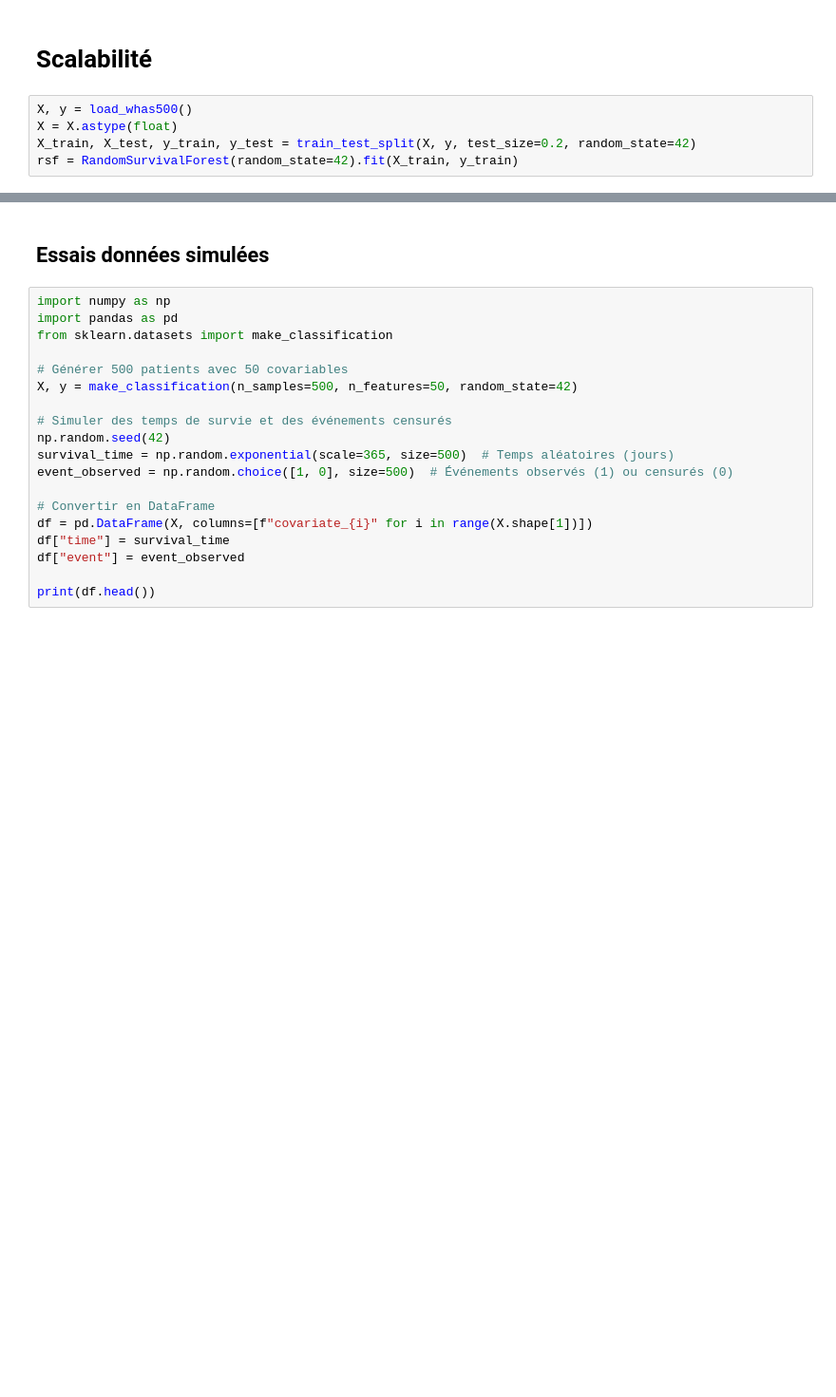
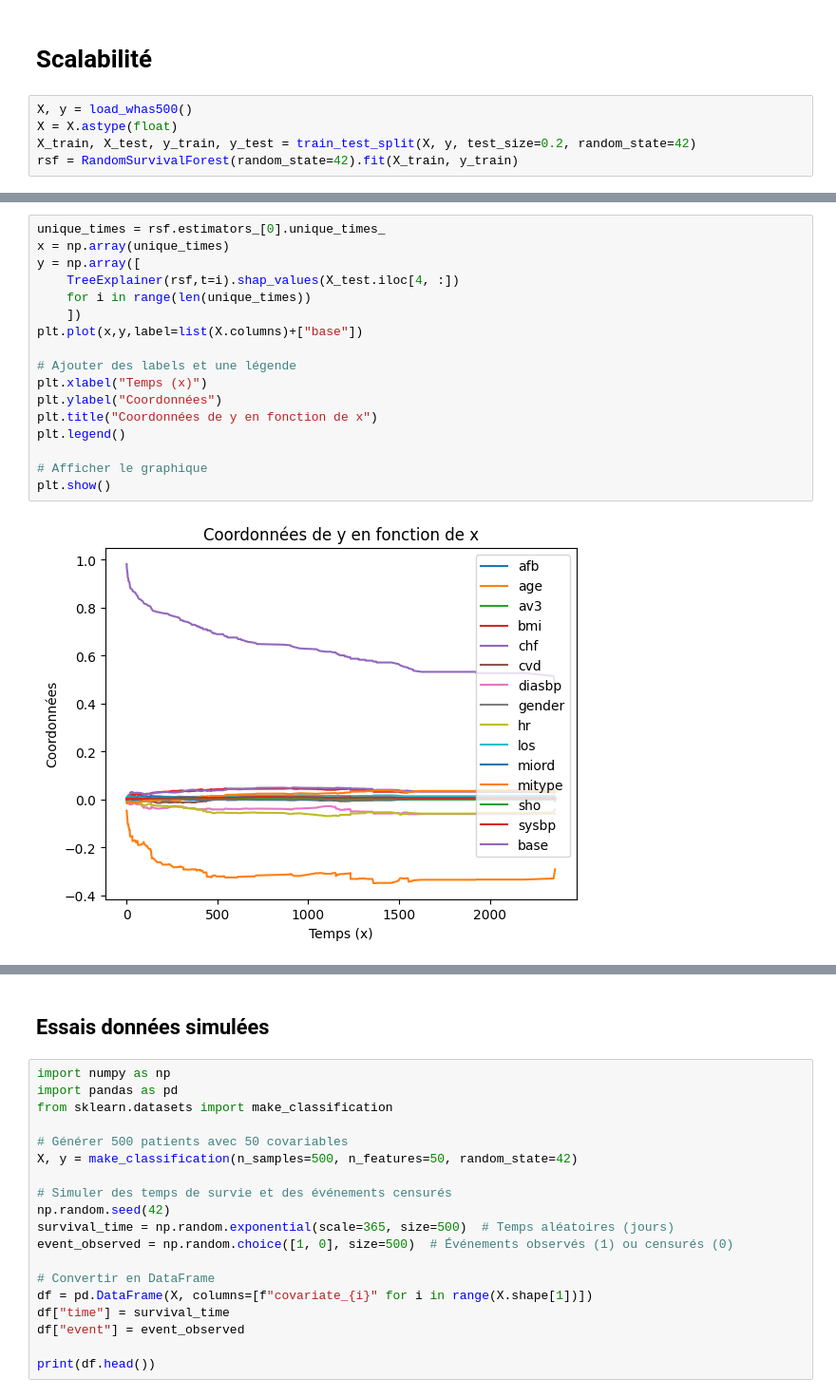
Before and after one commit to Clement-Dn/Surv-ML, a Jupyter notebook: Survtreeshap.ipynb, the cells around one changed output, grey strips where cells are left out. Shown at 95% size. Cells and saved outputs as stored; diff of their text form; blank space fills up the shorter version.

```diff
--- a/Survtreeshap.ipynb
+++ b/Survtreeshap.ipynb
@@ -569,3 +590,22 @@ plt.show()
+# %%
+unique_times = rsf.estimators_[0].unique_times_
+x = np.array(unique_times)
+y = np.array([
+    TreeExplainer(rsf,t=i).shap_values(X_test.iloc[4, :])
+    for i in range(len(unique_times))
+    ])
+plt.plot(x,y,label=list(X.columns)+["base"])
+
+# Ajouter des labels et une légende
+plt.xlabel("Temps (x)")
+plt.ylabel("Coordonnées")
+plt.title("Coordonnées de y en fonction de x")
+plt.legend()
+
+# Afficher le graphique
+plt.show()
+# %% [output]
+[figure, added]
 # %%
 unique_times = rsf.estimators_[0].unique_times_
 x = np.array(unique_times)
```
Also changed, not shown: parts of 9 cells of this notebook.
